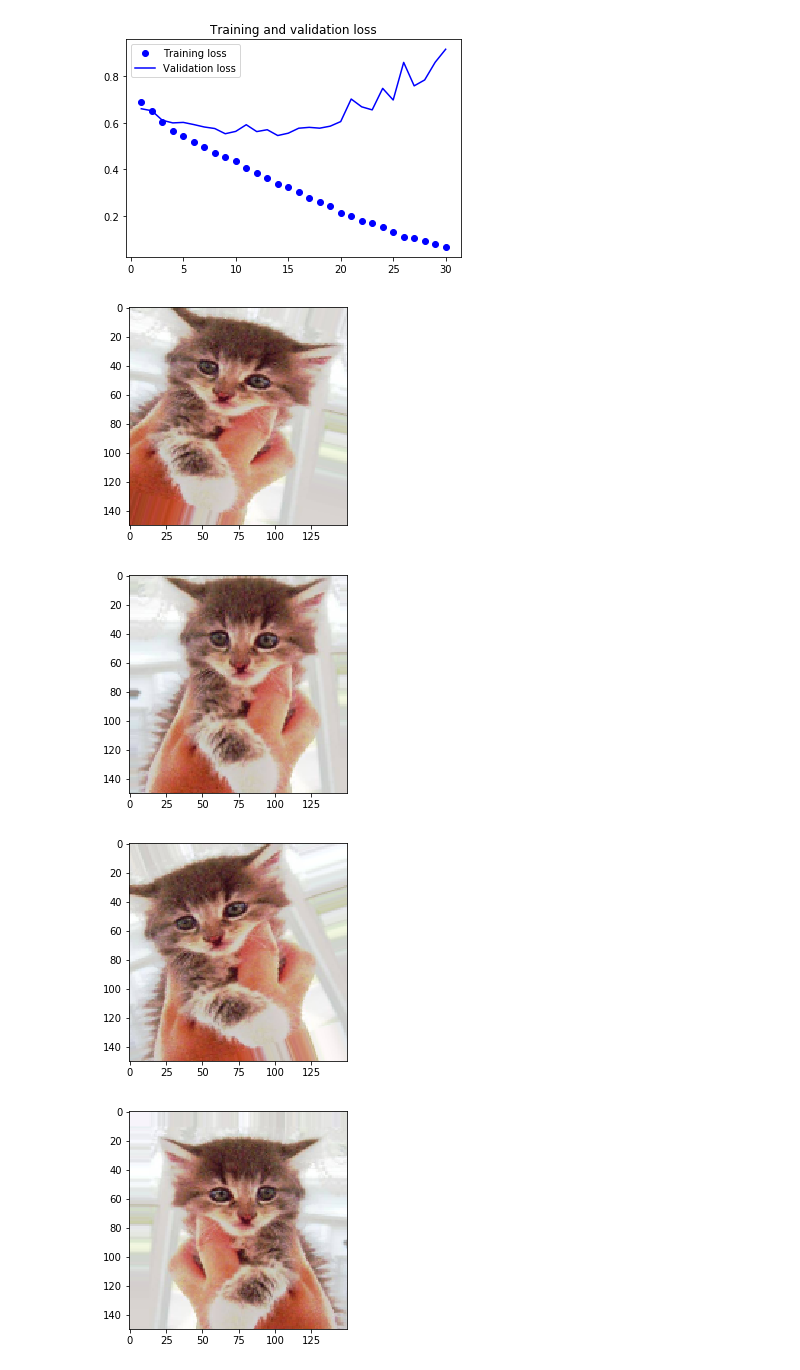
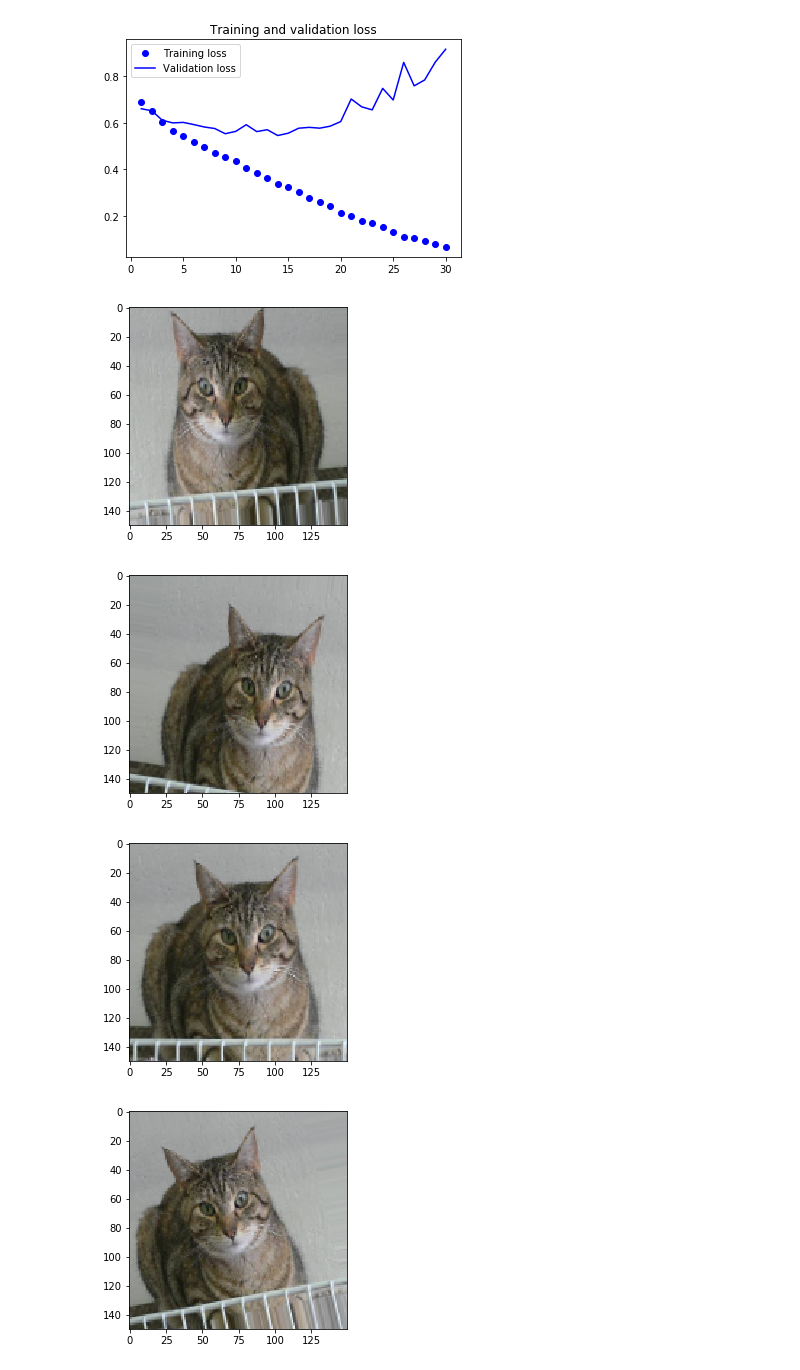
Before and after one commit to sunmarknatecom/computer_vision, a Jupyter notebook: cats_and_dogs.ipynb, the cells around one changed output. Cells and saved outputs as stored; diff of their text form; code cells hidden in the pictures.

```diff
--- a/cats_and_dogs.ipynb
+++ b/cats_and_dogs.ipynb
@@ -223,24 +223,24 @@ datagen = ImageDataGenerator(
 # %%
 from tensorflow.keras.preprocessing import image
 fnames = sorted([os.path.join(train_cats_dir, fname) for fname in os.listdir(train_cats_dir)])
-img_path = fnames[3]
+img_path = fnames[6]
 img = image.load_img(img_path, target_size=(150,150))
 
 x = image.img_to_array(img)
 x = x.reshape((1,)+x.shape)
 i=0
 for batch in datagen.flow(x, batch_size=1):
     plt.figure(i)
     imgplot=plt.imshow(image.array_to_img(batch[0]))
     i += 1
     if i % 4 == 0:
         break
 plt.show()
 # %% [output]
-[figure, old version]
+[figure, new version]
-[figure, old version]
+[figure, new version]
-[figure, old version]
+[figure, new version]
-[figure, old version]
+[figure, new version]
 # %%
 from tensorflow.keras.layers import Dropout
 
```
Also changed, not shown: parts of 7 cells of this notebook.
